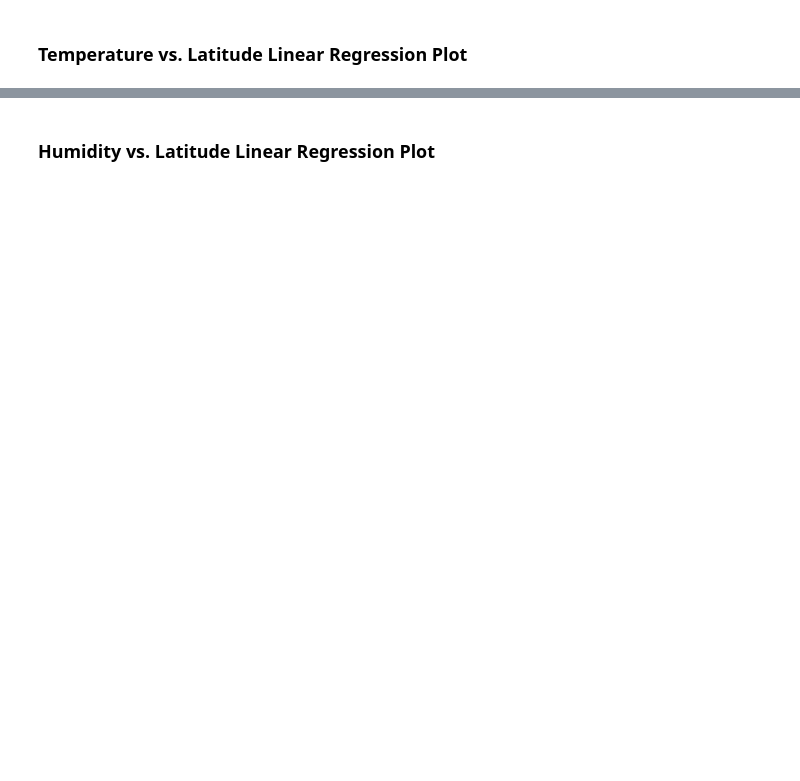
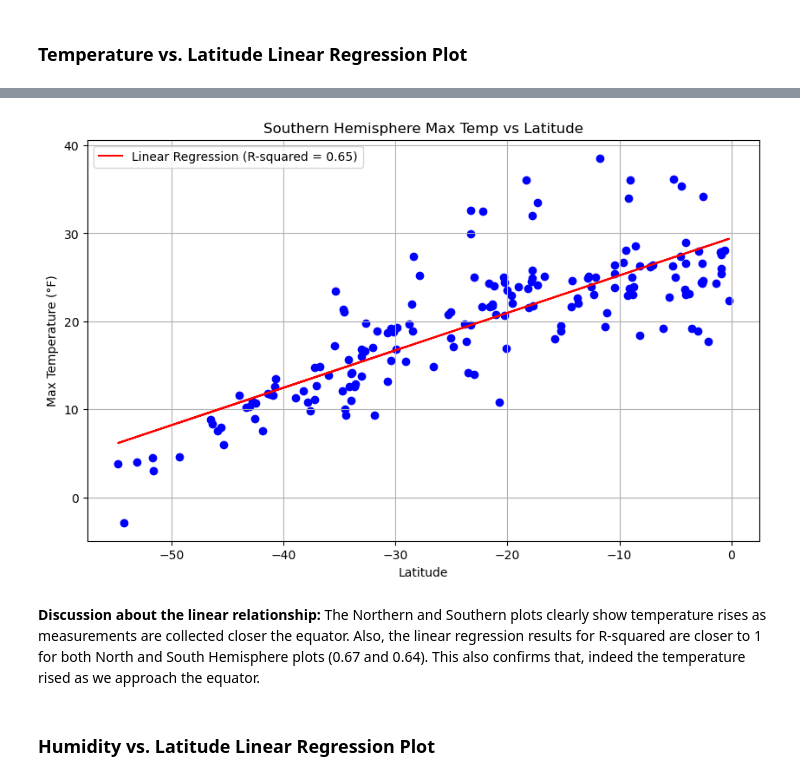
Before and after one commit to kwlayton1/python-api-challenge, a Jupyter notebook: WeatherPy/WeatherPy.ipynb, the cells around one changed output, grey strips where cells are left out. Saved outputs shown, nothing was run; the diff lists cells and outputs as text; code cells hidden in the pictures; blank space fills up the shorter version.

```diff
--- a/WeatherPy/WeatherPy.ipynb
+++ b/WeatherPy/WeatherPy.ipynb
@@ -278,0 +307,3 @@ slope, intercept, r_value, p_value, std_err = linregress(city_data_df["Lat"], ci
+# %%
+city_data_df1 = city_data_df.copy()
+city_data_df1.head()
@@ -285,6 +332,6 @@ northern_hemi_df.head()
 # %%
 # Create a DataFrame with the Southern Hemisphere data (Latitude < 0)
-# YOUR CODE HERE
+southern_hemi_df = city_data_df1[city_data_df1['Lat'] < 0]
 
 # Display sample data
 southern_hemi_df.head()
@@ -301,2 +380,38 @@ southern_hemi_df.head()
+# %%
+# Linear regression on Southern Hemisphere
+#create_linear_regression_plot(city_data_df["Lat"], city_data_df["Max Temp"],
+#"Latitude", "Max Temperature (°F)", "Max Temperature vs Latitude")
+x = southern_hemi_df["Lat"]
+y = southern_hemi_df["Max Temp"]
+x_label = "Latitude"
+y_label = "Max Temperature (°F)"
+title = "Southern Hemisphere Max Temp vs Latitude"
+
+plt.figure(figsize=(10, 6))
+plt.scatter(x, y, marker='o', color='b')
+
+# Linear regression
+slope, intercept, r_value, p_value, std_err = linregress(x, y)
+regression_line = slope * x + intercept
+plt.plot(x, regression_line, color='red', label=f'Linear Regression (R-squared = {r_value**2:.2f})')
+
+# Graph properties
+plt.title(title)
+plt.xlabel(x_label)
+plt.ylabel(y_label)
+plt.grid(True)
+
+# Save the figure
+plt.savefig("output_data/Fig7.png")
+
+# Show plot
+plt.legend()
+plt.show()
+# %% [output]
+[figure, added]
+# %% [markdown]
+**Discussion about the linear relationship:**
+The Northern and Southern plots clearly show temperature rises as measurements are collected closer the equator.
+Also, the linear regression results for R-squared are closer to 1 for both North and South Hemisphere plots (0.67 and 0.64). This also confirms that, indeed the temperature rised as we approach the equator.
 # %% [markdown]
 ### Humidity vs. Latitude Linear Regression Plot
```
Also changed, not shown: parts of 32 cells of this notebook, 14 other files.
